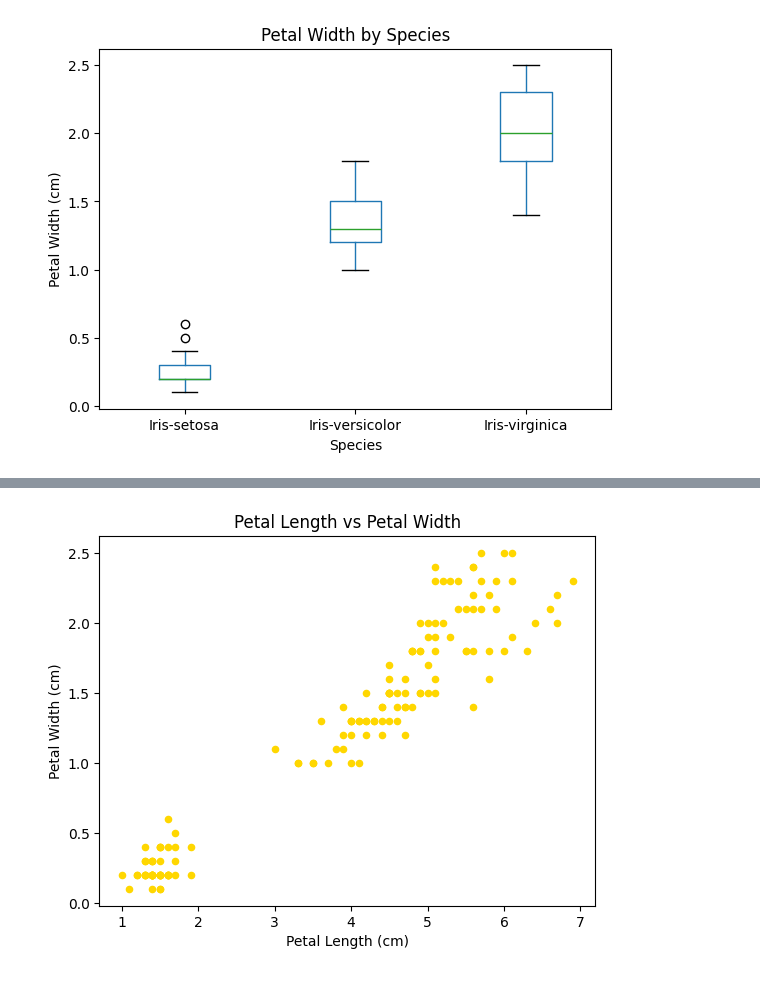
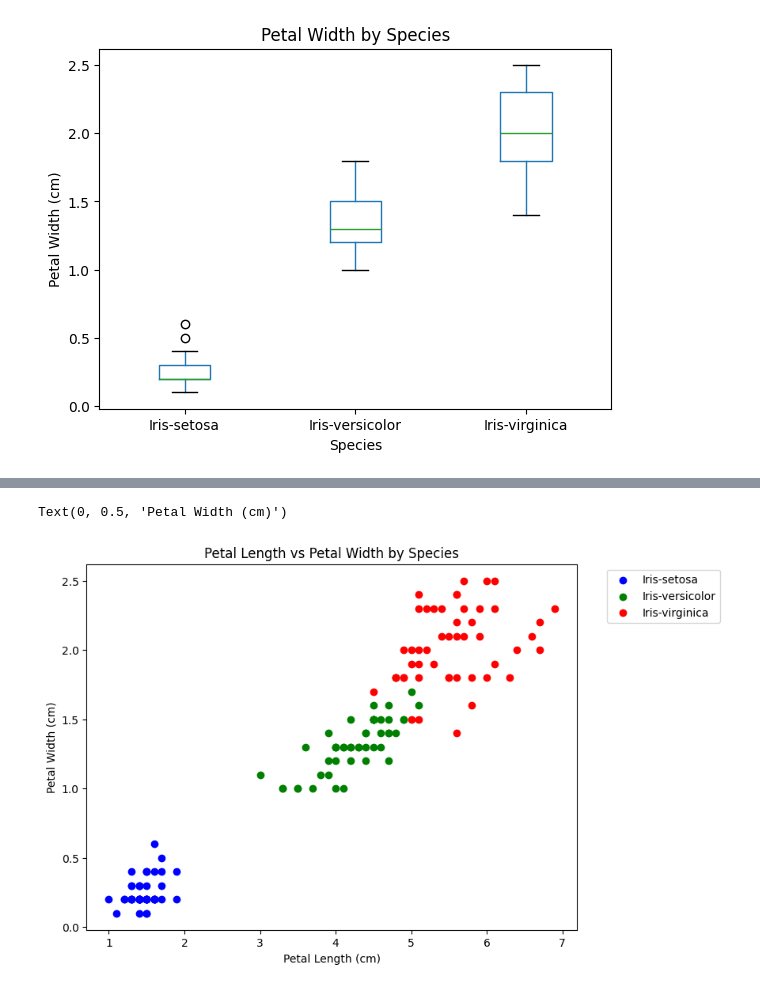
Before and after one commit to DavisReinhard/iris-analysis-group1, a Jupyter notebook: iris_project.ipynb, the cells around one changed output, grey strips where cells are left out. Drawn from its saved outputs; the diff is of its cells as text; code cells hidden in the pictures.

```diff
--- a/iris_project.ipynb
+++ b/iris_project.ipynb
@@ -392,9 +397,20 @@ plt.show()
 # %% [output]
 [figure]
 # %%
-df.plot(kind="scatter", x="sepal_length", y="sepal_width", color="purple")
-plt.title("Sepal Length vs Sepal Width")
+species_colors = {
+    "Iris-setosa": "blue",
+    "Iris-versicolor": "green",
+    "Iris-virginica": "red"
+}
+
+plt.figure(figsize=(8,6))
+for species, color in species_colors.items():
+    subset = df[df["species"] == species]
+    plt.scatter(subset["sepal_length"], subset["sepal_width"],
+                label=species, color=color)
+plt.legend(bbox_to_anchor=(1.05, 1), loc="upper left")
+
+plt.title("Sepal Length vs Sepal Width by Species")
 plt.xlabel("Sepal Length (cm)")
 plt.ylabel("Sepal Width (cm)")
-plt.show()
 # %% [output]
@@ -407,8 +424,20 @@ They do not appear to be strongly correlated because there is no trend that is v
 # %%
-df.plot(kind="scatter", x="petal_length", y="petal_width", color="gold")
-plt.title("Petal Length vs Petal Width")
+species_colors = {
+    "Iris-setosa": "blue",
+    "Iris-versicolor": "green",
+    "Iris-virginica": "red"
+}
+
+plt.figure(figsize=(8,6))
+for species, color in species_colors.items():
+    subset = df[df["species"] == species]
+    plt.scatter(subset["petal_length"], subset["petal_width"],
+                label=species, color=color)
+plt.legend(bbox_to_anchor=(1.05, 1), loc="upper left")
+
+plt.title("Petal Length vs Petal Width by Species")
 plt.xlabel("Petal Length (cm)")
 plt.ylabel("Petal Width (cm)")
-plt.show()
 # %% [output]
+Text(0, 0.5, 'Petal Width (cm)')
-[figure, old version]
+[figure, new version]
```
Also changed, not shown: parts of 6 cells of this notebook.
